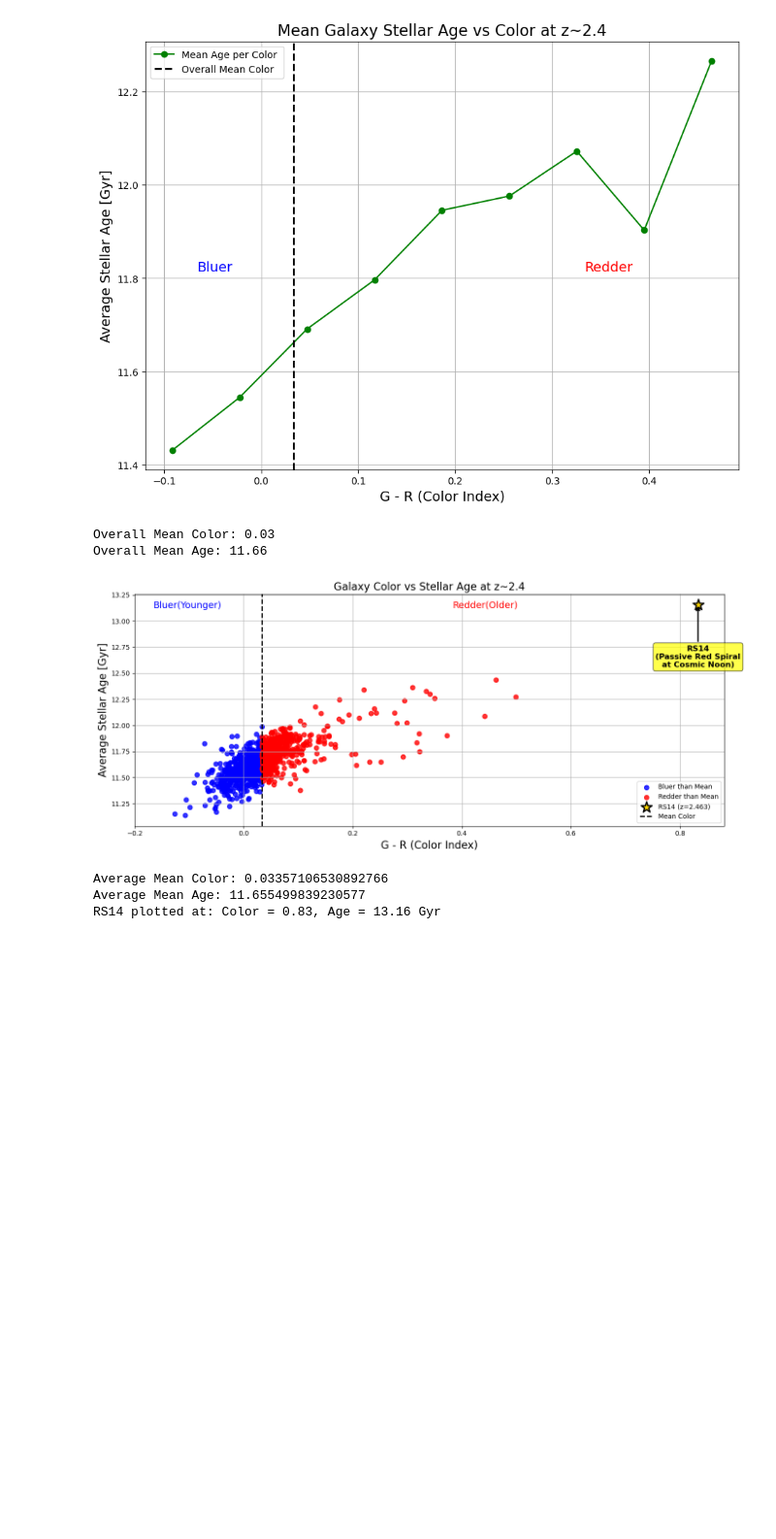
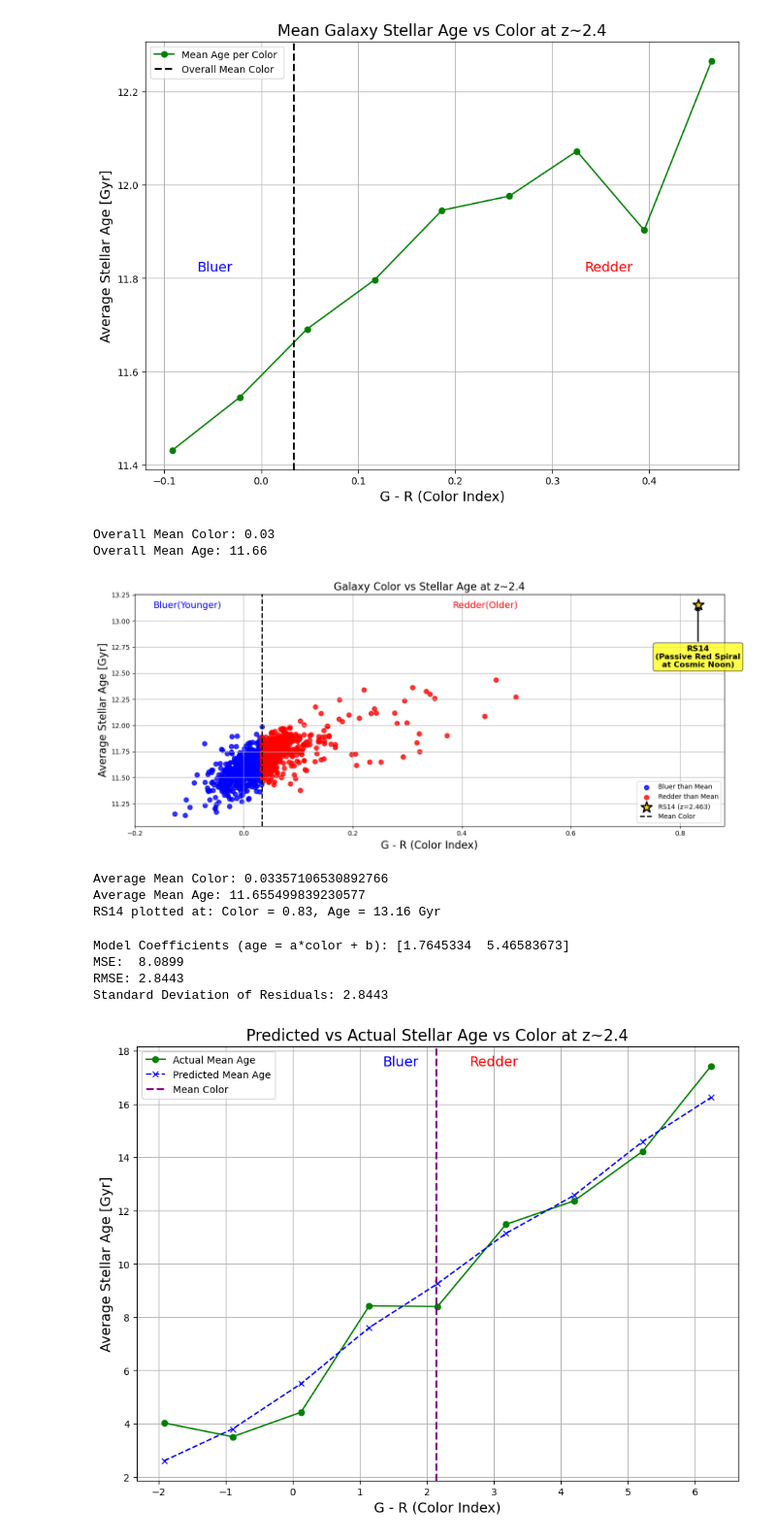
Before and after one commit to PrisonTeachingInitiative/CFR-2025, a Jupyter notebook: Astro/Blank/Project.ipynb, the cells around one changed output. Shown at 97% size. Saved outputs shown, nothing was run; the diff lists cells and outputs as text; code cells hidden in the pictures; blank space fills up the shorter version.

```diff
--- a/Astro/Blank/Project.ipynb
+++ b/Astro/Blank/Project.ipynb
@@ -404,3 +404,80 @@ print(f'RS14 plotted at: Color = {rs14_color:.2f}, Age = {rs14_age:.2f} Gyr')
 Average Mean Color: 0.03357106530892766
 Average Mean Age: 11.655499839230577
 RS14 plotted at: Color = 0.83, Age = 13.16 Gyr
+# %%
+import matplotlib.pyplot as plt
+import pandas as pd
+import numpy as np
+from sklearn.metrics import mean_squared_error
+
+try:
+    data4['average stellar age [Gyr]']
+    data4["g band"]
+    data4["r band"]
+except NameError:
+    print("data4 not found. Creating dummy data for demonstration.")
+    np.random.seed(42)
+    num_galaxies = 100
+    data4 = pd.DataFrame({
+        'g band': np.random.uniform(20, 25, num_galaxies),
+        'r band': np.random.uniform(19, 24, num_galaxies) - np.random.uniform(0.5, 2, num_galaxies),
+        'average stellar age [Gyr]': np.random.uniform(0.1, 10, num_galaxies)
+    })
+    #data4['average stellar age [Gyr]'] += (data4['g band'] - data4['r band']) * 2
+
+# Extract variables
+galaxy_average_stellar_age = data4['average stellar age [Gyr]']
+galaxy_gband = data4["g band"]
+galaxy_rband = data4["r band"]
+
+# Calculate color
+galaxy_color = galaxy_gband - galaxy_rband
+
+# --- Prediction Model (Simple Linear Fit) ---
+# Fit a simple linear model: age ~ color
+coeffs = np.polyfit(galaxy_color, galaxy_average_stellar_age, 1)
+predicted_age = np.polyval(coeffs, galaxy_color)
+
+# --- Error Metrics ---
+mse = mean_squared_error(galaxy_average_stellar_age, predicted_age)
+rmse = np.sqrt(mse)
+std_dev = np.std(galaxy_average_stellar_age - predicted_age)
+
+print(f"\nModel Coefficients (age = a*color + b): {coeffs}")
+print(f"MSE:  {mse:.4f}")
+print(f"RMSE: {rmse:.4f}")
+print(f"Standard Deviation of Residuals: {std_dev:.4f}")
+
+# --- Line Plot Binning ---
+bins = np.linspace(galaxy_color.min(), galaxy_color.max(), 10)
+binned_data = pd.cut(galaxy_color, bins=bins)
+mean_actual_age_per_bin = galaxy_average_stellar_age.groupby(binned_data).mean()
+mean_predicted_age_per_bin = pd.Series(predicted_age).groupby(binned_data).mean()
+bin_midpoints = [(interval.left + interval.right) / 2 for interval in mean_actual_age_per_bin.index]
+
+# --- Plot ---
+plt.figure(figsize=(11, 8))
+
+plt.plot(bin_midpoints, mean_actual_age_per_bin, color='green', linestyle='-', marker='o', label='Actual Mean Age')
+plt.plot(bin_midpoints, mean_predicted_age_per_bin, color='blue', linestyle='--', marker='x', label='Predicted Mean Age')
+
+plt.xlabel('G - R (Color Index)', fontsize=14)
+plt.ylabel('Average Stellar Age [Gyr]', fontsize=14)
+plt.title('Predicted vs Actual Stellar Age vs Color at z~2.4', fontsize=16)
+
+mean_color = galaxy_color.mean()
+plt.axvline(x=mean_color, color='purple', linestyle='--', linewidth=2, label='Mean Color')
+
+ymax = plt.ylim()[1]
+plt.text(mean_color - 0.8, ymax * 0.96, 'Bluer', color='blue', fontsize=14)
+plt.text(mean_color + 0.5, ymax * 0.96, 'Redder', color='red', fontsize=14)
+
+plt.grid(True)
+plt.legend()
+plt.show()
+# %% [output]
+Model Coefficients (age = a*color + b): [1.7645334  5.46583673]
+MSE:  8.0899
+RMSE: 2.8443
+Standard Deviation of Residuals: 2.8443
+[figure, added]
```
Also changed, not shown: parts of 1 cell of this notebook, 1 other file.
